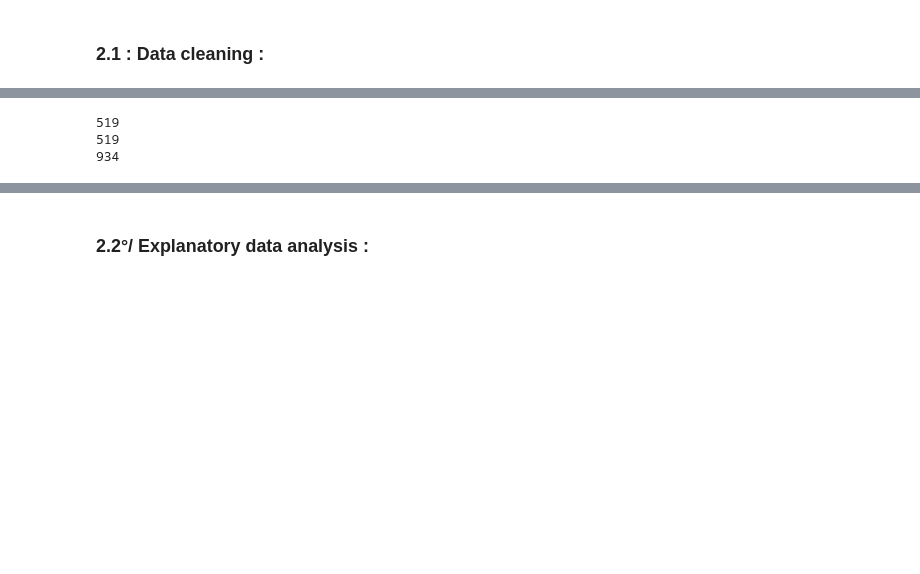
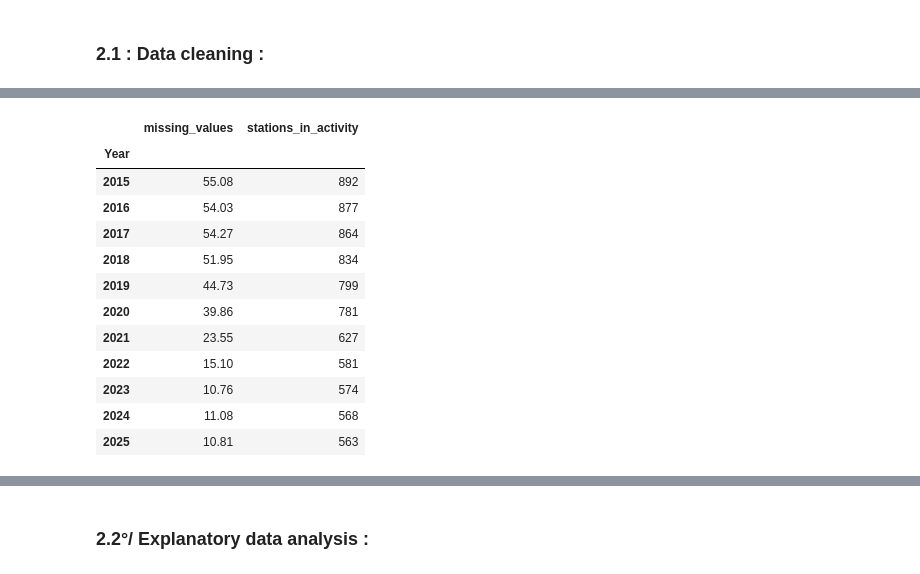
Before and after one commit to Nohalito/Weather-prediction, a Jupyter notebook: Predictive methods notebook.ipynb, the cells around one changed output, grey strips where cells are left out. Drawn from its saved outputs; the diff is of its cells as text; code cells hidden in the pictures; blank space fills up the shorter version.

```diff
--- a/Predictive methods notebook.ipynb
+++ b/Predictive methods notebook.ipynb
@@ -451,24 +420,31 @@ Dept_name          0
 dtype: int64
-# %%
-station_cool = df[df['ORAG'].isin([1.0, 0.0])]
-good = station_cool['NUM_POSTE'].value_counts().index
-
-station_pas_cool = df[~df['ORAG'].isin([1.0, 0.0])]
-bad = station_pas_cool['NUM_POSTE'].value_counts().index
-
-common = []
-for el in good:
-    if el in bad:
-        common.append(el)
-
-for el in bad:
-    if el in good and el not in common:
-        common.append(el)
-
-print(len(common))
-print(len(good))
-print(len(bad))
-# %% [output]
-519
-519
-934
+# %%
+# Create a bar chart showing the percentage of missing values over time with the number of stations in activity each year
+import matplotlib.pyplot as plt
+import seaborn as sns
+
+missing_values = (df['TM'].groupby(df['Year'])
+                  .apply(lambda x: round(x.isnull()
+                         .mean() * 100, 2)))
+
+# Get the number of stations in activity each year
+stations_in_activity = df['NUM_POSTE'].groupby(df['Year']).nunique()
+
+# Create a dataframe to hold the missing values and stations in activity
+missing_values_df = pd.DataFrame({'missing_values': missing_values, 'stations_in_activity': stations_in_activity})
+
+missing_values_df
+# %% [output]
+|  | missing_values | stations_in_activity |
+| Year |  |  |
+| 2015 | 55.08 | 892 |
+| 2016 | 54.03 | 877 |
+| 2017 | 54.27 | 864 |
+| 2018 | 51.95 | 834 |
+| 2019 | 44.73 | 799 |
+| 2020 | 39.86 | 781 |
+| 2021 | 23.55 | 627 |
+| 2022 | 15.10 | 581 |
+| 2023 | 10.76 | 574 |
+| 2024 | 11.08 | 568 |
+| 2025 | 10.81 | 563 |
```
Also changed, not shown: parts of 8 cells of this notebook.
